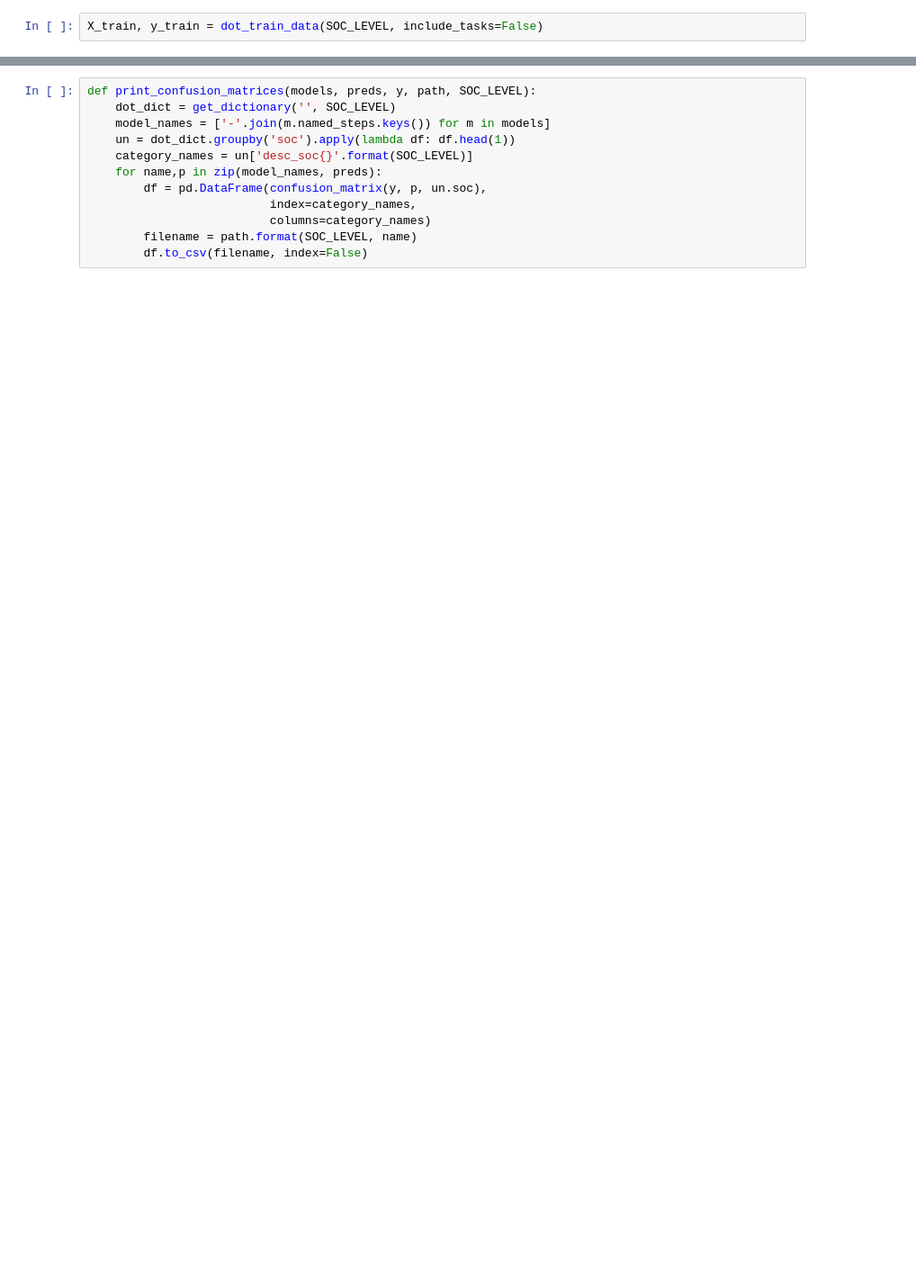
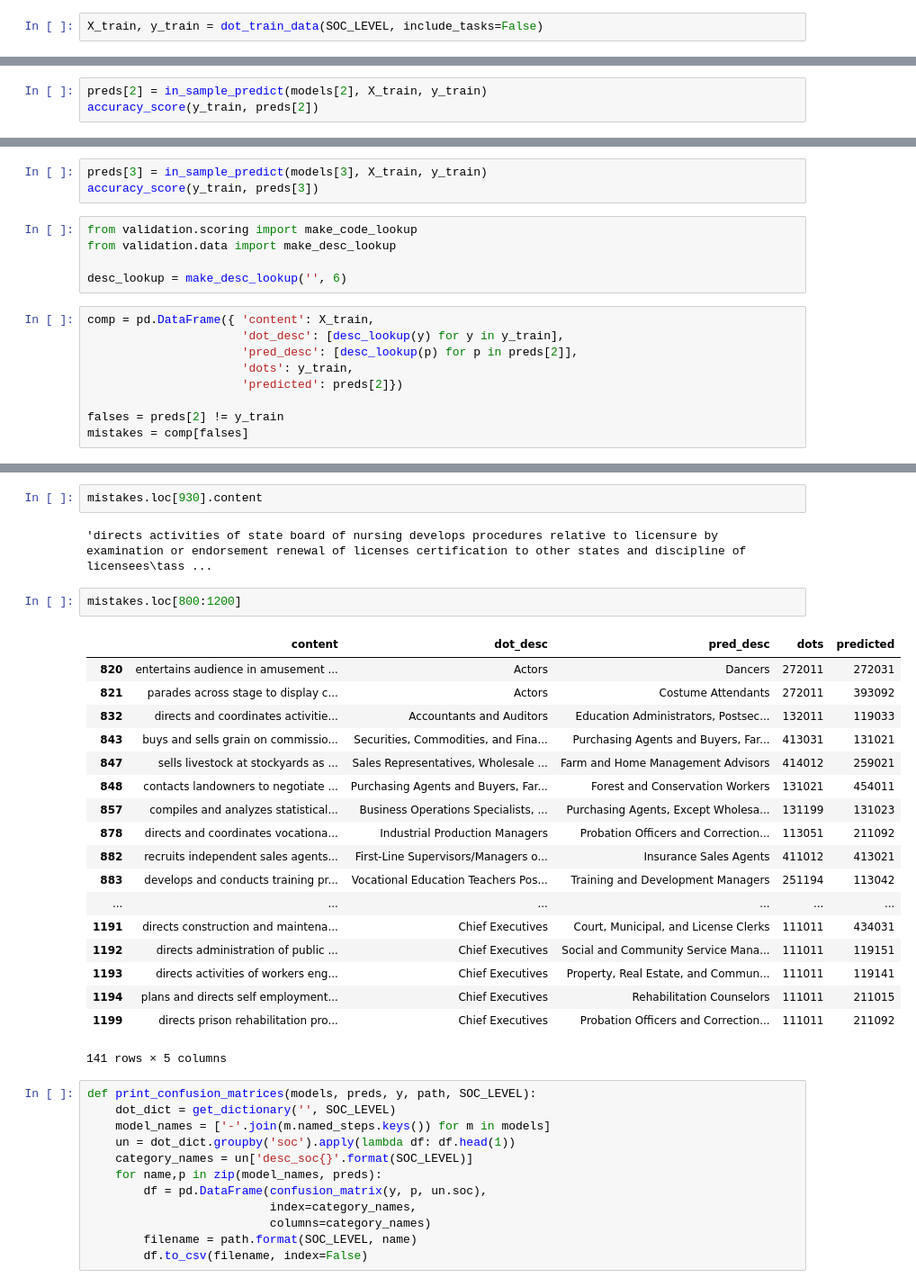
Before and after one commit to nandanrao/classify-dot, a Jupyter notebook: dot-on-dot.ipynb, the cells around one changed output, grey strips where cells are left out. Shown at 90% size. Drawn from its saved outputs; the diff is of its cells as text; blank space fills up the shorter version.

```diff
--- a/dot-on-dot.ipynb
+++ b/dot-on-dot.ipynb
@@ -51,0 +93,3 @@ preds
+# %%
+preds[2] = in_sample_predict(models[2], X_train, y_train)
+accuracy_score(y_train, preds[2])
@@ -51,0 +98,17 @@ preds
+# %%
+preds[3] = in_sample_predict(models[3], X_train, y_train)
+accuracy_score(y_train, preds[3])
+# %%
+from validation.scoring import make_code_lookup
+from validation.data import make_desc_lookup
+
+desc_lookup = make_desc_lookup('', 6)
+# %%
+comp = pd.DataFrame({ 'content': X_train,
+                      'dot_desc': [desc_lookup(y) for y in y_train],
+                      'pred_desc': [desc_lookup(p) for p in preds[2]],
+                      'dots': y_train,
+                      'predicted': preds[2]})
+
+falses = preds[2] != y_train
+mistakes = comp[falses]
@@ -52,3 +159,28 @@ preds
+# %%
+mistakes.loc[930].content
+# %% [output]
+'directs activities of state board of nursing develops procedures relative to licensure by examination or endorsement renewal of licenses certification to other states and discipline of licensees\tass ...
+# %%
+mistakes.loc[800:1200]
+# %% [output]
+|  | content | dot_desc | pred_desc | dots | predicted |
+| 820 | entertains audience in amusement ... | Actors | Dancers | 272011 | 272031 |
+| 821 | parades across stage to display c... | Actors | Costume Attendants | 272011 | 393092 |
+| 832 | directs and coordinates activitie... | Accountants and Auditors | Education Administrators, Postsec... | 132011 | 119033 |
+| 843 | buys and sells grain on commissio... | Securities, Commodities, and Fina... | Purchasing Agents and Buyers, Far... | 413031 | 131021 |
+| 847 | sells livestock at stockyards as ... | Sales Representatives, Wholesale ... | Farm and Home Management Advisors | 414012 | 259021 |
+| 848 | contacts landowners to negotiate ... | Purchasing Agents and Buyers, Far... | Forest and Conservation Workers | 131021 | 454011 |
+| 857 | compiles and analyzes statistical... | Business Operations Specialists, ... | Purchasing Agents, Except Wholesa... | 131199 | 131023 |
+| 878 | directs and coordinates vocationa... | Industrial Production Managers | Probation Officers and Correction... | 113051 | 211092 |
+| 882 | recruits independent sales agents... | First-Line Supervisors/Managers o... | Insurance Sales Agents | 411012 | 413021 |
+| 883 | develops and conducts training pr... | Vocational Education Teachers Pos... | Training and Development Managers | 251194 | 113042 |
+| ... | ... | ... | ... | ... | ... |
+| 1191 | directs construction and maintena... | Chief Executives | Court, Municipal, and License Clerks | 111011 | 434031 |
+| 1192 | directs administration of public ... | Chief Executives | Social and Community Service Mana... | 111011 | 119151 |
+| 1193 | directs activities of workers eng... | Chief Executives | Property, Real Estate, and Commun... | 111011 | 119141 |
+| 1194 | plans and directs self employment... | Chief Executives | Rehabilitation Counselors | 111011 | 211015 |
+| 1199 | directs prison rehabilitation pro... | Chief Executives | Probation Officers and Correction... | 111011 | 211092 |
+141 rows × 5 columns
 # %%
 def print_confusion_matrices(models, preds, y, path, SOC_LEVEL):
     dot_dict = get_dictionary('', SOC_LEVEL)
```
Also changed, not shown: parts of 26 cells of this notebook, 8 other files.
